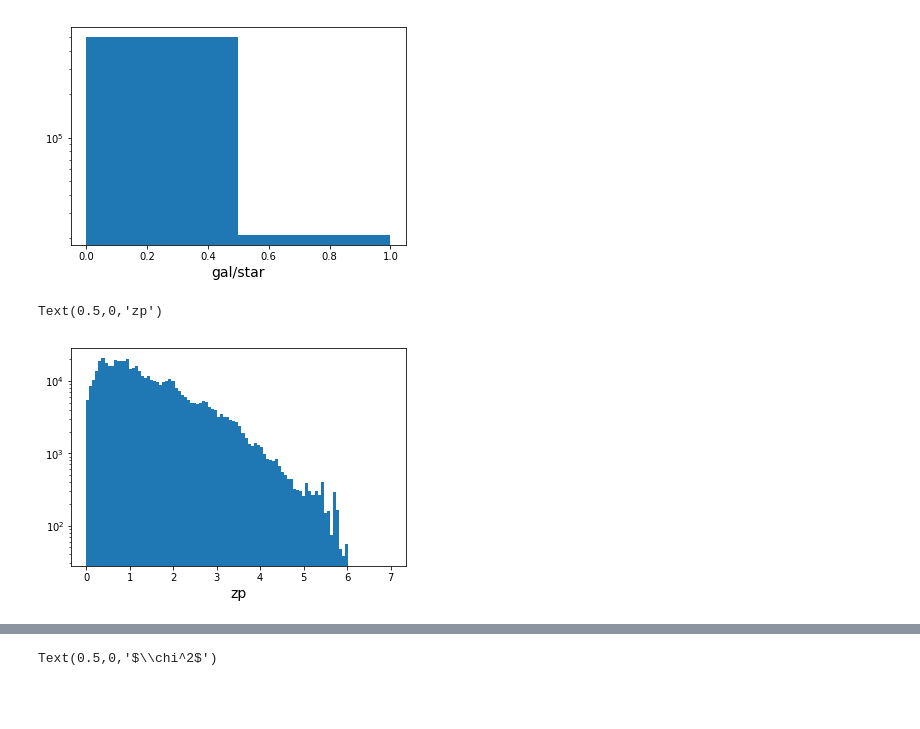
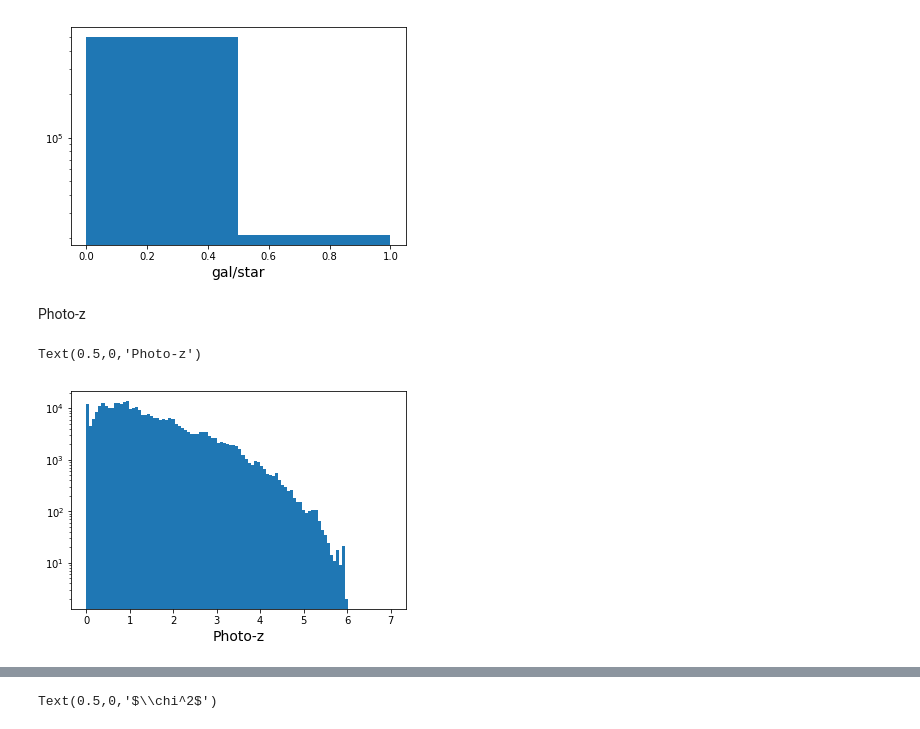
Before and after one commit to estevesjh/bmaCOSMOS, a Jupyter notebook: notebooks/1.runBMAonCOSMOS.ipynb, the cells around one changed output, grey strips where cells are left out. Drawn from its saved outputs; the diff is of its cells as text; code cells hidden in the pictures; blank space fills up the shorter version.

```diff
--- a/notebooks/1.runBMAonCOSMOS.ipynb
+++ b/notebooks/1.runBMAonCOSMOS.ipynb
@@ -26,3 +26,9 @@ cosmo0  = Table(getdata(cosmo_infile))
 # %%
 des   = des0[rowsDES]
 cosmo = cosmo0[rowsCOSMOS]
+# %%
+des['row']       = rowsDES
+des['rowCOSMOS'] = rowsCOSMOS
+
+cosmo['row']    = rowsCOSMOS
+cosmo['rowDES'] = rowsDES
@@ -65,10 +99,12 @@ plt.xlabel('gal/star',fontsize=14)
 # %% [output]
 Text(0.5,0,'gal/star')
 [figure]
+# %% [markdown]
+Photo-z
 # %%
-_ = plt.hist(cosmo['ZPDF'],bins=np.linspace(0,7,101))
+_ = plt.hist(cosmo['PHOTOZ'],bins=np.linspace(0,7,101))
 plt.yscale('log')
-plt.xlabel('zp',fontsize=14)
+plt.xlabel('Photo-z',fontsize=14)
 # %% [output]
-Text(0.5,0,'zp')
+Text(0.5,0,'Photo-z')
-[figure, old version]
+[figure, new version]
```
Also changed, not shown: parts of 89 cells of this notebook.
